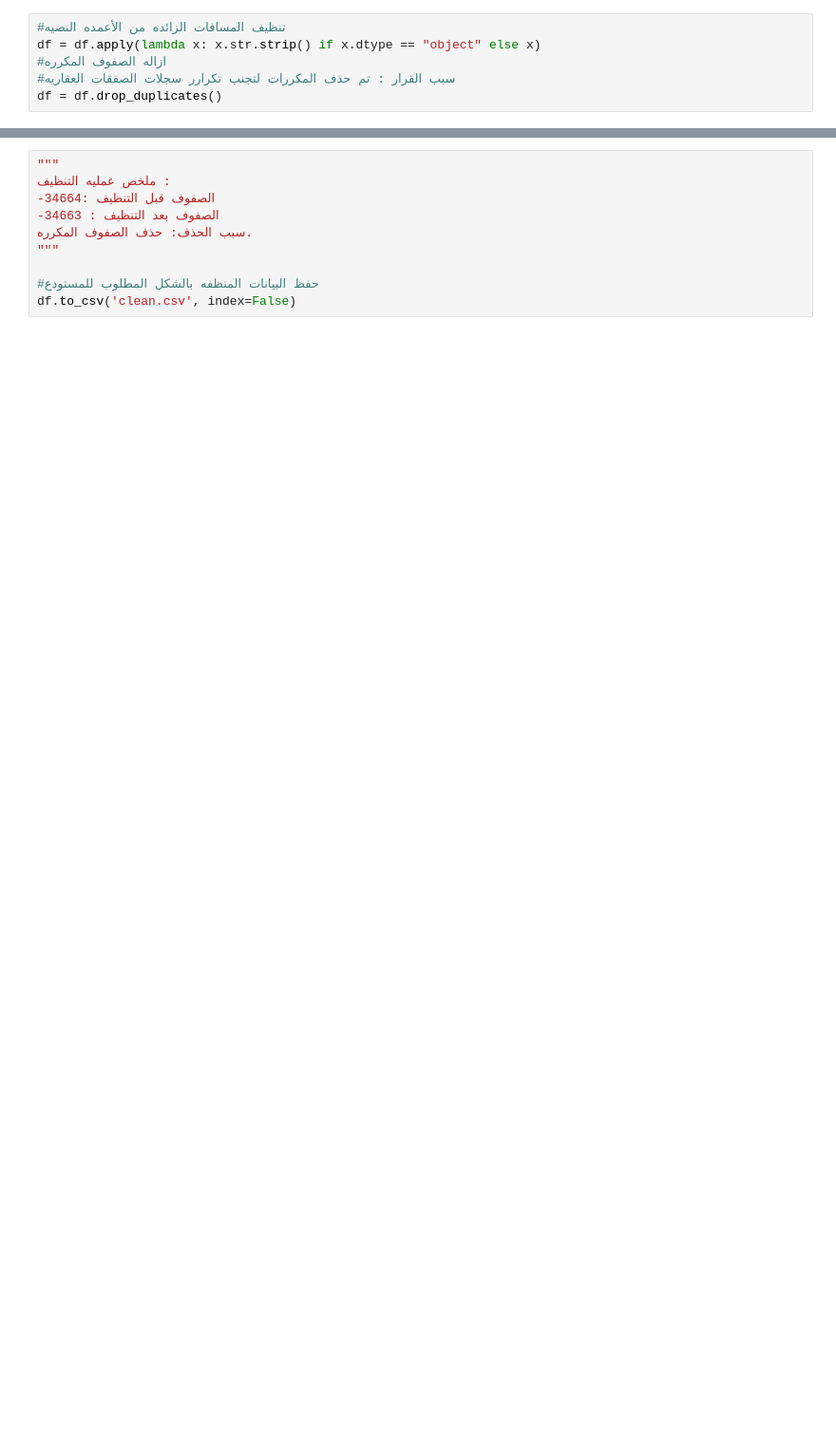
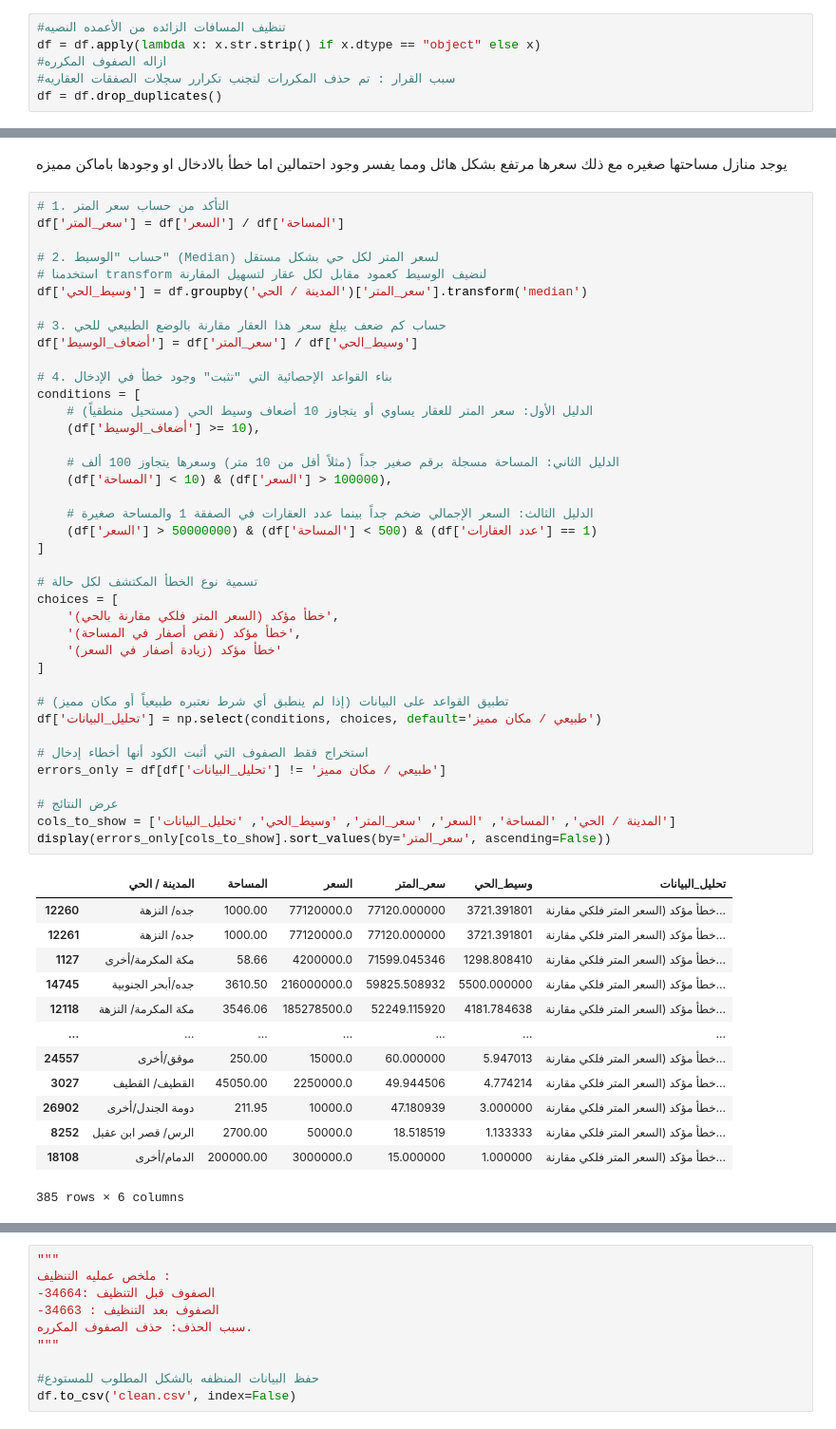
Before and after one commit to AdwaaNasser/Saudi-Real-Estate-Market-Analysis, a Jupyter notebook: Copy_of_01_cleaning.ipynb, the cells around one changed output, grey strips where cells are left out. Shown at 95% size. Drawn from its saved outputs; the diff is of its cells as text; blank space fills up the shorter version.

```diff
--- a/Copy_of_01_cleaning.ipynb
+++ b/Copy_of_01_cleaning.ipynb
@@ -38,0 +121,55 @@ plt.boxplot(df)
+# %% [markdown]
+يوجد منازل مساحتها صغيره مع ذلك سعرها مرتفع بشكل هائل ومما يفسر وجود احتمالين اما خطأ بالادخال او وجودها باماكن مميزه
+# %%
+# 1. التأكد من حساب سعر المتر
+df['سعر_المتر'] = df['السعر'] / df['المساحة']
+
+# 2. حساب "الوسيط" (Median) لسعر المتر لكل حي بشكل مستقل
+# استخدمنا transform لنضيف الوسيط كعمود مقابل لكل عقار لتسهيل المقارنة
+df['وسيط_الحي'] = df.groupby('المدينة / الحي')['سعر_المتر'].transform('median')
+
+# 3. حساب كم ضعف يبلغ سعر هذا العقار مقارنة بالوضع الطبيعي للحي
+df['أضعاف_الوسيط'] = df['سعر_المتر'] / df['وسيط_الحي']
+
+# 4. بناء القواعد الإحصائية التي "تثبت" وجود خطأ في الإدخال
+conditions = [
+    # الدليل الأول: سعر المتر للعقار يساوي أو يتجاوز 10 أضعاف وسيط الحي (مستحيل منطقياً)
+    (df['أضعاف_الوسيط'] >= 10),
+
+    # الدليل الثاني: المساحة مسجلة برقم صغير جداً (مثلاً أقل من 10 متر) وسعرها يتجاوز 100 ألف
+    (df['المساحة'] < 10) & (df['السعر'] > 100000),
+
+    # الدليل الثالث: السعر الإجمالي ضخم جداً بينما عدد العقارات في الصفقة 1 والمساحة صغيرة
+    (df['السعر'] > 50000000) & (df['المساحة'] < 500) & (df['عدد العقارات'] == 1)
+]
+
+# تسمية نوع الخطأ المكتشف لكل حالة
+choices = [
+    'خطأ مؤكد (السعر المتر فلكي مقارنة بالحي)',
+    'خطأ مؤكد (نقص أصفار في المساحة)',
+    'خطأ مؤكد (زيادة أصفار في السعر)'
+]
+
+# تطبيق القواعد على البيانات (إذا لم ينطبق أي شرط نعتبره طبيعياً أو مكان مميز)
+df['تحليل_البيانات'] = np.select(conditions, choices, default='طبيعي / مكان مميز')
+
+# استخراج فقط الصفوف التي أثبت الكود أنها أخطاء إدخال
+errors_only = df[df['تحليل_البيانات'] != 'طبيعي / مكان مميز']
+
+# عرض النتائج
+cols_to_show = ['المدينة / الحي', 'المساحة', 'السعر', 'سعر_المتر', 'وسيط_الحي', 'تحليل_البيانات']
+display(errors_only[cols_to_show].sort_values(by='سعر_المتر', ascending=False))
+# %% [output]
+|  | المدينة / الحي | المساحة | السعر | سعر_المتر | وسيط_الحي | تحليل_البيانات |
+| 12260 | جده/ النزهة | 1000.00 | 77120000.0 | 77120.000000 | 3721.391801 | خطأ مؤكد (السعر المتر فلكي مقارنة... |
+| 12261 | جده/ النزهة | 1000.00 | 77120000.0 | 77120.000000 | 3721.391801 | خطأ مؤكد (السعر المتر فلكي مقارنة... |
+| 1127 | مكة المكرمة/أخرى | 58.66 | 4200000.0 | 71599.045346 | 1298.808410 | خطأ مؤكد (السعر المتر فلكي مقارنة... |
+| 14745 | جده/أبحر الجنوبية | 3610.50 | 216000000.0 | 59825.508932 | 5500.000000 | خطأ مؤكد (السعر المتر فلكي مقارنة... |
+| 12118 | مكة المكرمة/ النزهة | 3546.06 | 185278500.0 | 52249.115920 | 4181.784638 | خطأ مؤكد (السعر المتر فلكي مقارنة... |
+| ... | ... | ... | ... | ... | ... | ... |
+| 24557 | موقق/أخرى | 250.00 | 15000.0 | 60.000000 | 5.947013 | خطأ مؤكد (السعر المتر فلكي مقارنة... |
+| 3027 | القطيف/ القطيف | 45050.00 | 2250000.0 | 49.944506 | 4.774214 | خطأ مؤكد (السعر المتر فلكي مقارنة... |
+| 26902 | دومة الجندل/أخرى | 211.95 | 10000.0 | 47.180939 | 3.000000 | خطأ مؤكد (السعر المتر فلكي مقارنة... |
+| 8252 | الرس/ قصر ابن عقيل | 2700.00 | 50000.0 | 18.518519 | 1.133333 | خطأ مؤكد (السعر المتر فلكي مقارنة... |
+| 18108 | الدمام/أخرى | 200000.00 | 3000000.0 | 15.000000 | 1.000000 | خطأ مؤكد (السعر المتر فلكي مقارنة... |
+385 rows × 6 columns
```
Also changed, not shown: parts of 16 cells of this notebook.
